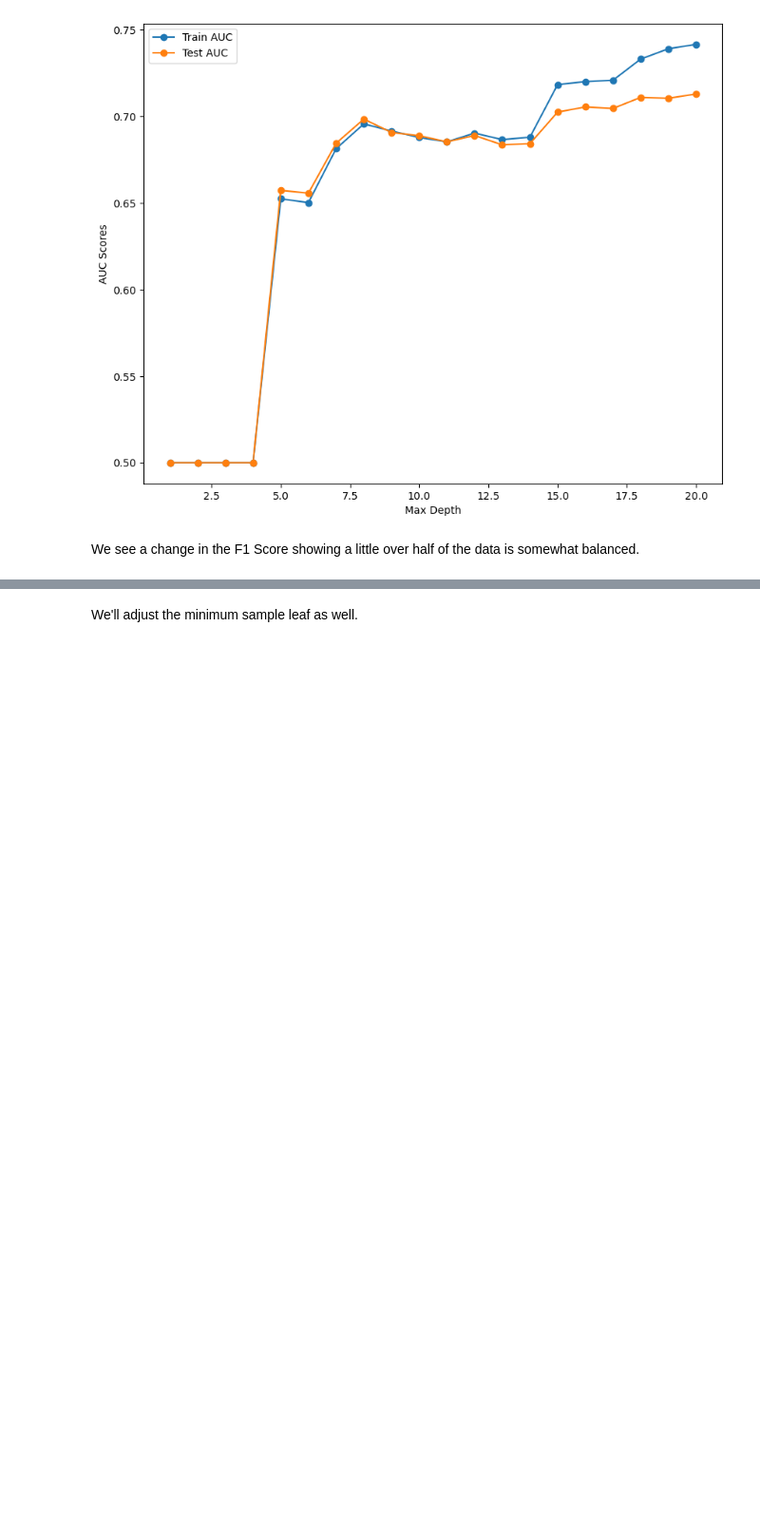
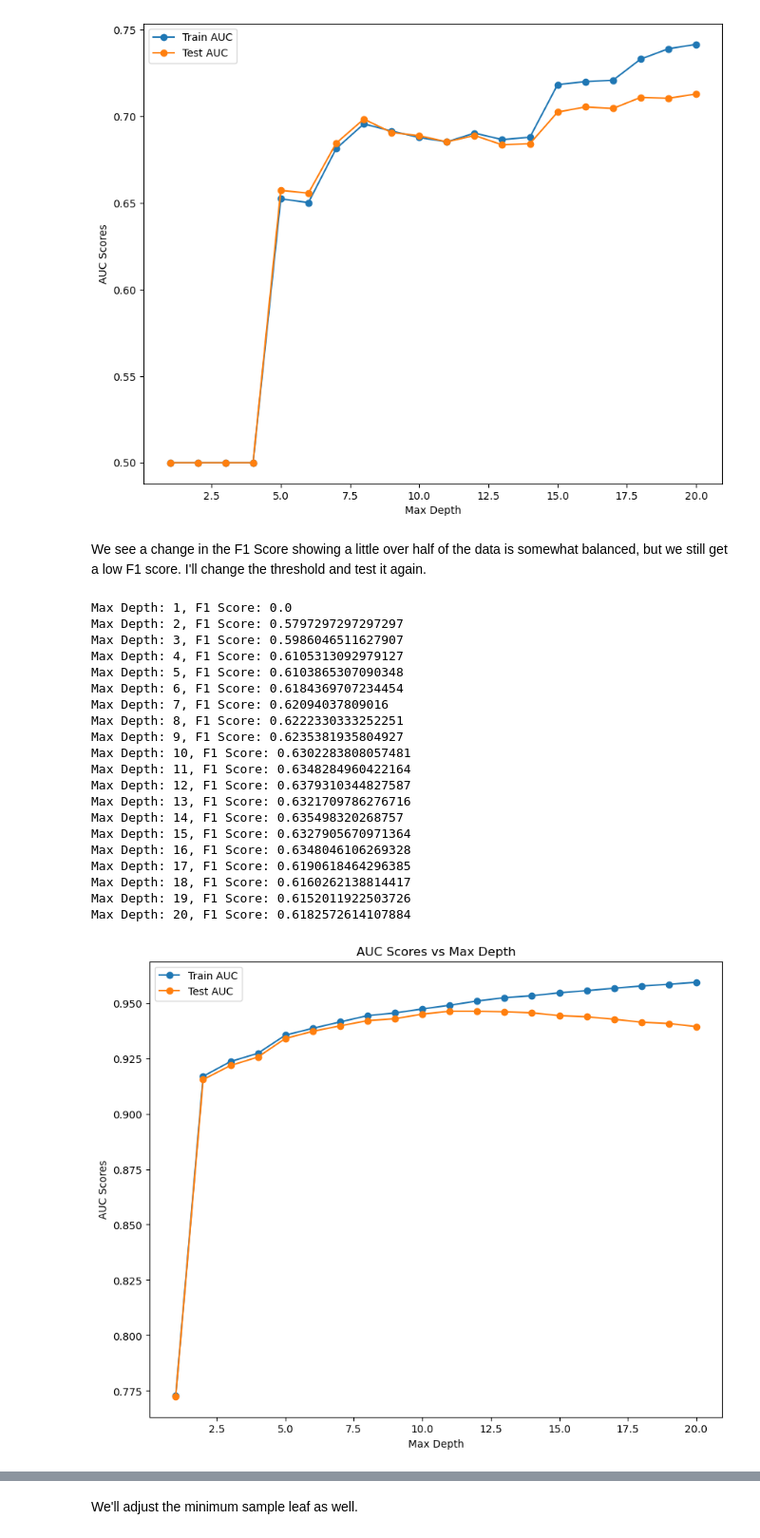
Before and after one commit to omendez930/Terry-Traffic-Stops-Phase3, a Jupyter notebook: index.ipynb, the cells around one changed output, grey strips where cells are left out. Shown at 95% size. Cells and saved outputs as stored; diff of their text form; code cells hidden in the pictures; blank space fills up the shorter version.

```diff
--- a/index.ipynb
+++ b/index.ipynb
@@ -901,4 +903,71 @@ Max Depth: 19, F1 Score: 0.5123323236694072
 Max Depth: 20, F1 Score: 0.5168539325842697
 [figure]
 # %% [markdown]
-We see a change in the F1 Score showing a little over half of the data is somewhat balanced.
+We see a change in the F1 Score showing a little over half of the data is somewhat balanced, but we still get a low F1 score. I'll change the threshold and test it again.
+# %%
+train_auc_threshold = []
+test_auc_threshold = []
+test_f1_score = []
+
+for depth in max_depth_values:
+    #Intialize predicted probabilities for training and test sets
+    clf = DecisionTreeClassifier(max_depth=depth, random_state=3)
+    clf.fit(X_train_encoded_df, y_train_encoded_series)
+
+    # Get predicted probabilities for training and test sets, chagning the threshold
+    #y_train_pred = clf.predict(X_train_encoded_df)
+    #y_test_pred = clf.predict(X_test_encoded_df)
+    y_train_prob = clf.predict_proba(X_train_encoded_df)[:,1]
+    y_test_prob = clf.predict_proba(X_test_encoded_df)[:,1]
+    y_train_pred = (y_train_prob >= 0.4).astype(int)
+    y_test_pred = (y_test_prob >= 0.4).astype(int)
+
+    # Calculate FPR (False Positive Rate), TPR(True Positive Rate) and test sets using roc_curve
+    fpr_train, tpr_train, _ = roc_curve(y_train_encoded_series, y_train_prob)
+    fpr_test, tpr_test, _ = roc_curve(y_test_encoded_series, y_test_prob)
+
+    # Calculate AUC absed on FPR and TPR using auc
+    train_auc = auc(fpr_train, tpr_train)
+    test_auc = auc(fpr_test, tpr_test)
+
+    # Append AUC to the list
+    train_auc_threshold.append(train_auc)
+    test_auc_threshold.append(test_auc)
+
+    test_f1 = f1_score(y_test_encoded_series, y_test_pred)
+    test_f1_score.append(test_f1)
+
+    print(f"Max Depth: {depth}, F1 Score: {f1_score(y_test_encoded_series, y_test_pred)}")
+
+
+# PLot the figure
+plt.figure(figsize=(10,8))
+plt.plot(max_depth_values, train_auc_threshold, label="Train AUC", marker="o")
+plt.plot(max_depth_values, test_auc_threshold, label="Test AUC", marker="o")
+plt.xlabel("Max Depth")
+plt.ylabel("AUC Scores")
+plt.title('AUC Scores vs Max Depth')
+plt.legend()
+plt.show()
+# %% [output]
+Max Depth: 1, F1 Score: 0.0
+Max Depth: 2, F1 Score: 0.5797297297297297
+Max Depth: 3, F1 Score: 0.5986046511627907
+Max Depth: 4, F1 Score: 0.6105313092979127
+Max Depth: 5, F1 Score: 0.6103865307090348
+Max Depth: 6, F1 Score: 0.6184369707234454
+Max Depth: 7, F1 Score: 0.62094037809016
+Max Depth: 8, F1 Score: 0.6222330333252251
+Max Depth: 9, F1 Score: 0.6235381935804927
+Max Depth: 10, F1 Score: 0.6302283808057481
+Max Depth: 11, F1 Score: 0.6348284960422164
+Max Depth: 12, F1 Score: 0.6379310344827587
+Max Depth: 13, F1 Score: 0.6321709786276716
+Max Depth: 14, F1 Score: 0.635498320268757
+Max Depth: 15, F1 Score: 0.6327905670971364
+Max Depth: 16, F1 Score: 0.6348046106269328
+Max Depth: 17, F1 Score: 0.6190618464296385
+Max Depth: 18, F1 Score: 0.6160262138814417
+Max Depth: 19, F1 Score: 0.6152011922503726
+Max Depth: 20, F1 Score: 0.6182572614107884
+[figure, added]
```
Also changed, not shown: parts of 33 cells of this notebook.
